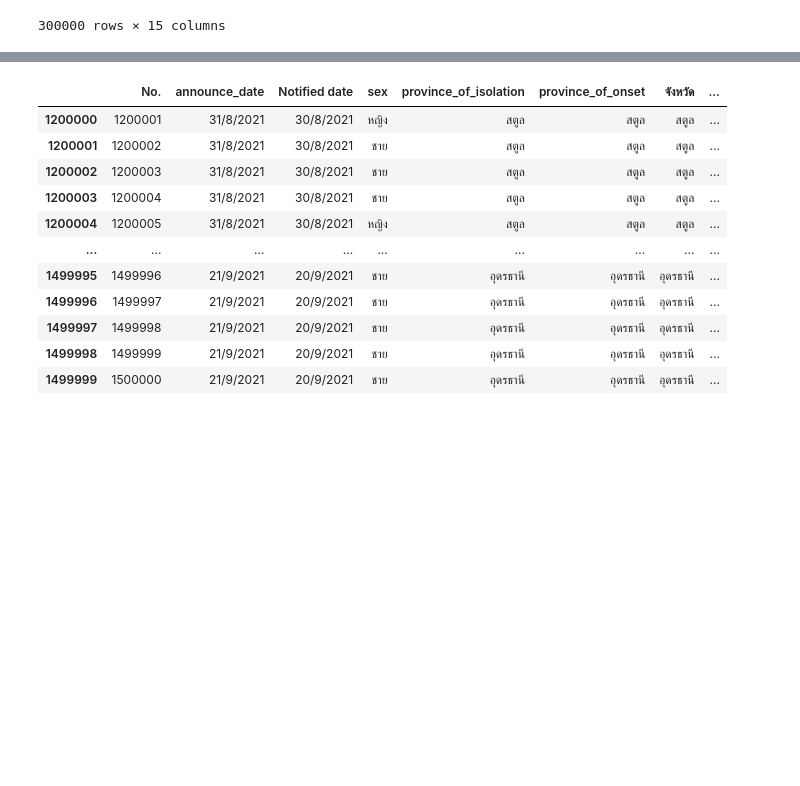
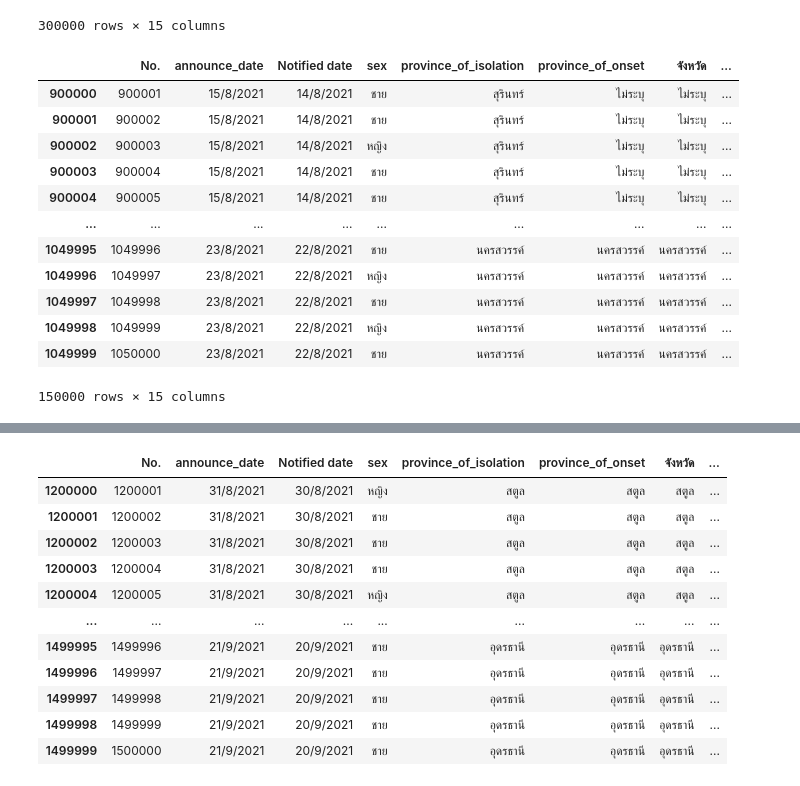
Before and after one commit to nichakornchaisuwan/data_viz_2022, a Jupyter notebook: Project_กลุ่มนี้.ipynb, the cells around one changed output, grey strips where cells are left out. Saved outputs shown, nothing was run; the diff lists cells and outputs as text; code cells hidden in the pictures; blank space fills up the shorter version.

```diff
--- a/Project_กลุ่มนี้.ipynb
+++ b/Project_กลุ่มนี้.ipynb
@@ -1123,3 +1152,20 @@ get_vaccine4
 300000 rows × 15 columns
 # %%
 get_vaccine4.to_csv('get_vaccine4.csv', encoding='utf-8')
+# %%
+get_vaccine41 = get_vaccine.iloc[900000:1050000,:]
+get_vaccine41
+# %% [output]
+|  | No. | announce_date | Notified date | sex | province_of_isolation | province_of_onset | จังหวัด | ... |
+| 900000 | 900001 | 15/8/2021 | 14/8/2021 | ชาย | สุรินทร์ | ไม่ระบุ | ไม่ระบุ | ... |
+| 900001 | 900002 | 15/8/2021 | 14/8/2021 | ชาย | สุรินทร์ | ไม่ระบุ | ไม่ระบุ | ... |
+| 900002 | 900003 | 15/8/2021 | 14/8/2021 | หญิง | สุรินทร์ | ไม่ระบุ | ไม่ระบุ | ... |
+| 900003 | 900004 | 15/8/2021 | 14/8/2021 | ชาย | สุรินทร์ | ไม่ระบุ | ไม่ระบุ | ... |
+| 900004 | 900005 | 15/8/2021 | 14/8/2021 | ชาย | สุรินทร์ | ไม่ระบุ | ไม่ระบุ | ... |
+| ... | ... | ... | ... | ... | ... | ... | ... | ... |
+| 1049995 | 1049996 | 23/8/2021 | 22/8/2021 | ชาย | นครสวรรค์ | นครสวรรค์ | นครสวรรค์ | ... |
+| 1049996 | 1049997 | 23/8/2021 | 22/8/2021 | หญิง | นครสวรรค์ | นครสวรรค์ | นครสวรรค์ | ... |
+| 1049997 | 1049998 | 23/8/2021 | 22/8/2021 | ชาย | นครสวรรค์ | นครสวรรค์ | นครสวรรค์ | ... |
+| 1049998 | 1049999 | 23/8/2021 | 22/8/2021 | หญิง | นครสวรรค์ | นครสวรรค์ | นครสวรรค์ | ... |
+| 1049999 | 1050000 | 23/8/2021 | 22/8/2021 | ชาย | นครสวรรค์ | นครสวรรค์ | นครสวรรค์ | ... |
+150000 rows × 15 columns
```
Also changed, not shown: parts of 13 cells of this notebook.
